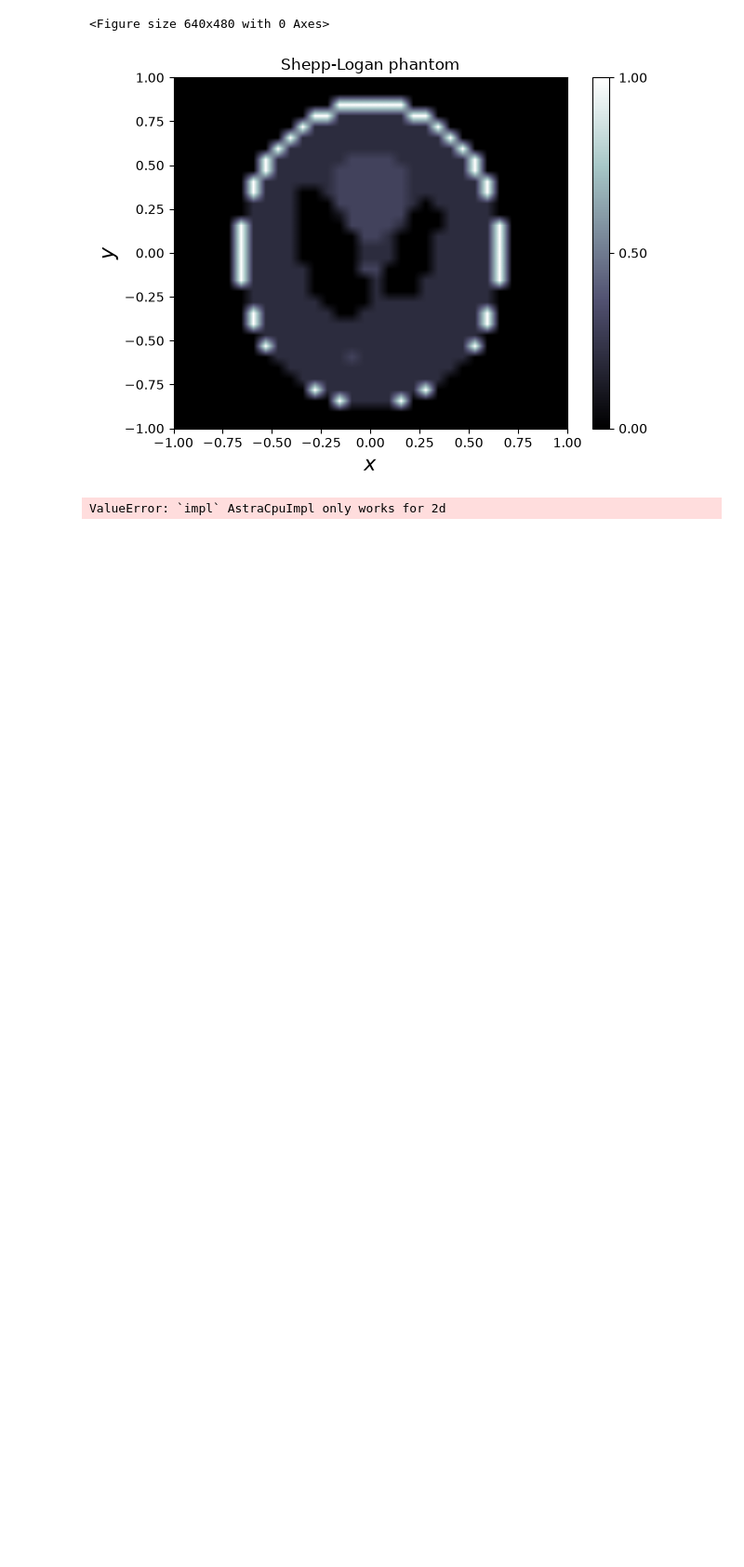
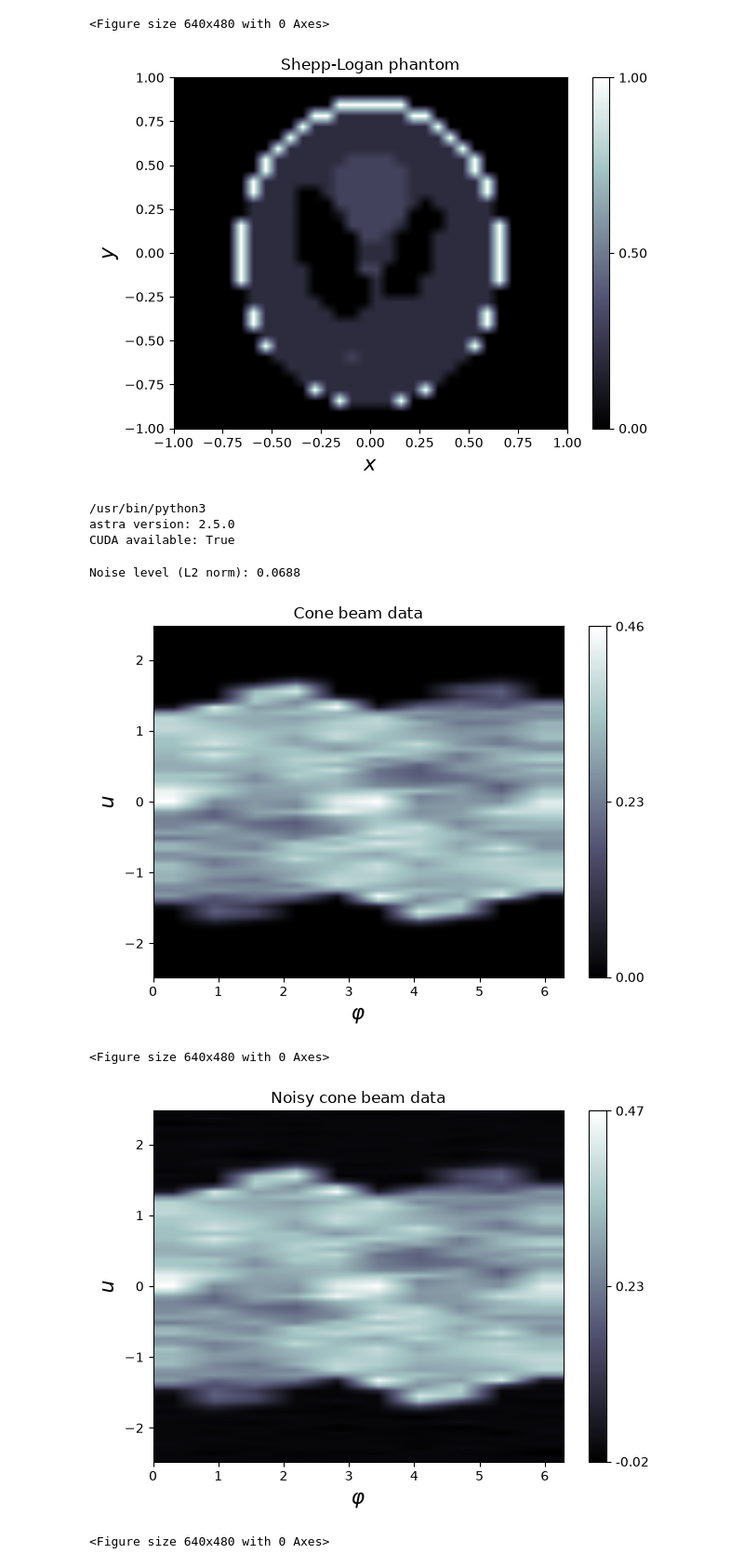
Before and after one commit to AhouLucas/InverseProblems-Labs, a Jupyter notebook: labs/Lab3.ipynb, the cells around one changed output. Shown at 93% size. Saved outputs shown, nothing was run; the diff lists cells and outputs as text; code cells hidden in the pictures; blank space fills up the shorter version.

```diff
--- a/labs/Lab3.ipynb
+++ b/labs/Lab3.ipynb
@@ -36,11 +81,36 @@ shepp_logan.show(title='Shepp-Logan phantom')
 [figure]
 <Figure size 640x480 with 0 Axes>
 [figure]
+# %%
+import sys
+print(sys.executable)
+
+try:
+    import astra
+    print("astra version:", astra.__version__)
+    print("CUDA available:", astra.use_cuda())
+except Exception as e:
+    print("astra import failed:", repr(e))
+# %% [output]
+/usr/bin/python3
+astra version: 2.5.0
+CUDA available: True
 # %%
 cone_beam_geo = odl.applications.tomo.cone_beam_geometry(space, src_radius=2.0, det_radius=1.5, num_angles=10)
-ray_transform = odl.applications.tomo.RayTransform(space, cone_beam_geo)
+ray_transform = odl.applications.tomo.RayTransform(space, cone_beam_geo, impl='astra_cuda')
 ray_transform_elements = ray_transform(shepp_logan)
-noisy_elements = ray_transform_elements + odl.phantom.white_noise(ray_transform.range, stddev=0.25)
-noisy_elements.show(title='Noisy cone beam data')
+noisy_elements = ray_transform_elements + odl.phantom.white_noise(ray_transform.range, stddev=0.005)
+
+# Compute noise level
+error = noisy_elements - ray_transform_elements
+noise_level = error.norm()
+print(f"Noise level (L2 norm): {noise_level:.4f}")
+
+fig_ray_transform_elements = ray_transform(shepp_logan).show(title='Cone beam data')
+fig_noisy_elements = noisy_elements.show(title='Noisy cone beam data')
 # %% [output]
-ValueError: `impl` AstraCpuImpl only works for 2d
+Noise level (L2 norm): 0.0688
+[figure, added]
+<Figure size 640x480 with 0 Axes>
+[figure, added]
+<Figure size 640x480 with 0 Axes>
```
Also changed, not shown: parts of 5 cells of this notebook.
